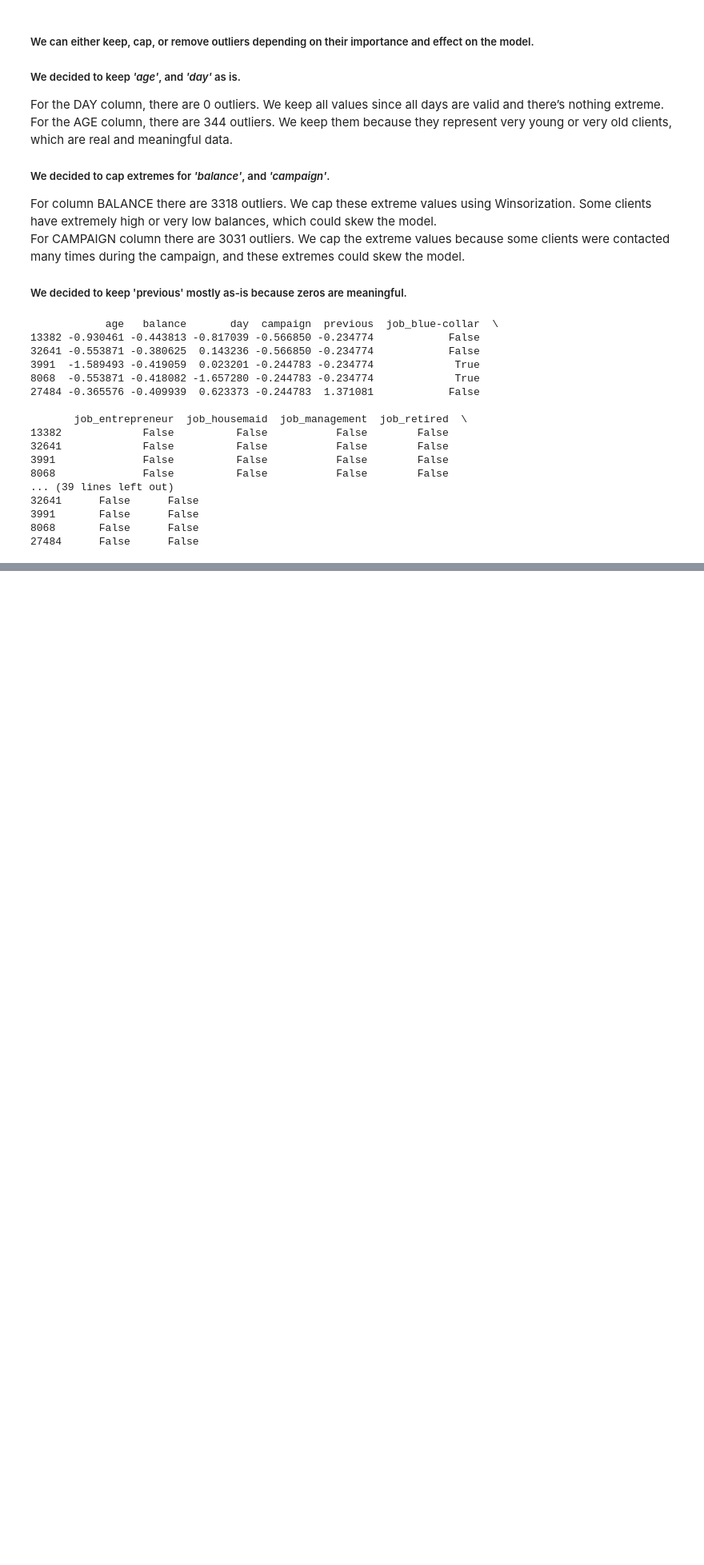
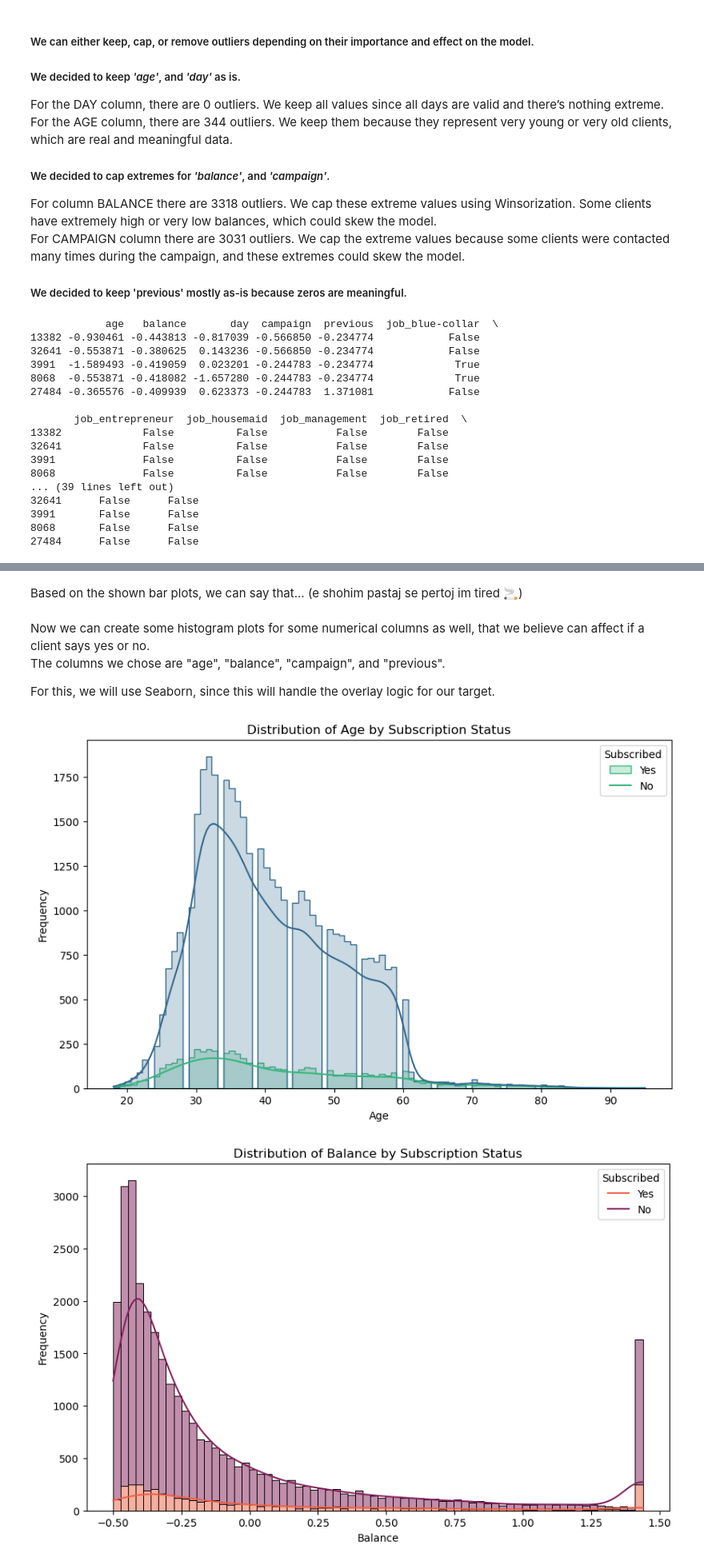
Before and after one commit to alekskadena/bank__datascience, a Jupyter notebook: Project.ipynb, the cells around one changed output, grey strips where cells are left out. Shown at 80% size. Saved outputs shown, nothing was run; the diff lists cells and outputs as text; code cells hidden in the pictures; blank space fills up the shorter version.

```diff
--- a/Project.ipynb
+++ b/Project.ipynb
@@ -250,0 +321,50 @@ print(X_train.head())
+# %% [markdown]
+Based on the shown bar plots, we can say that... (e shohim pastaj se pertoj im tired 🚬)
+# %% [markdown]
+Now we can create some histogram plots for some numerical columns as well, that we believe can affect if a client says yes or no.
+The columns we chose are "age", "balance", "campaign", and "previous".
+
+For this, we will use Seaborn, since this will handle the overlay logic for our target.
+# %%
+#For Age
+
+plt.figure(figsize=(10,6))
+sns.histplot(data=df, x="age", hue="y", kde=True, element="step", palette="viridis")
+plt.title("Distribution of Age by Subscription Status")
+plt.xlabel("Age")
+plt.ylabel("Frequency")
+plt.legend(title="Subscribed", labels=["Yes", "No"])
+plt.show()
+
+#For Balance
+
+plt.figure(figsize=(10,6))
+sns.histplot(data=X_train, x="balance", hue=y_train, kde=True, multiple="stack", palette="rocket")
+plt.title("Distribution of Balance by Subscription Status")
+plt.xlabel("Balance")
+plt.ylabel("Frequency")
+plt.legend(title="Subscribed", labels=["Yes", "No"])
+plt.show()
+
+#For Campaign
+
+plt.figure(figsize=(10,6))
+sns.histplot(data=X_train, x="campaign", hue=y_train, kde=True, multiple="stack", palette="crest")
+plt.title("Distribution of No. of Contacts by Subscription Status")
+plt.xlabel("Campaign")
+plt.ylabel("Frequency")
+plt.legend(title="Subscribed", labels=["Yes", "No"])
+plt.show()
+
+#For Previous
+
+plt.figure(figsize=(10,6))
+sns.histplot(data=df, x="age", hue="y", kde=True, element="step", palette="mako")
+plt.title("Distribution of No. of Contacts from Previous Campaign by Subscription Status")
+plt.xlabel("Previous Campaign")
+plt.ylabel("Frequency")
+plt.legend(title="Subscribed", labels=["Yes", "No"])
+plt.show()
+# %% [output]
+[figure, added]
+[figure, added]
```
Also changed, not shown: parts of 13 cells of this notebook, 1 other file.
